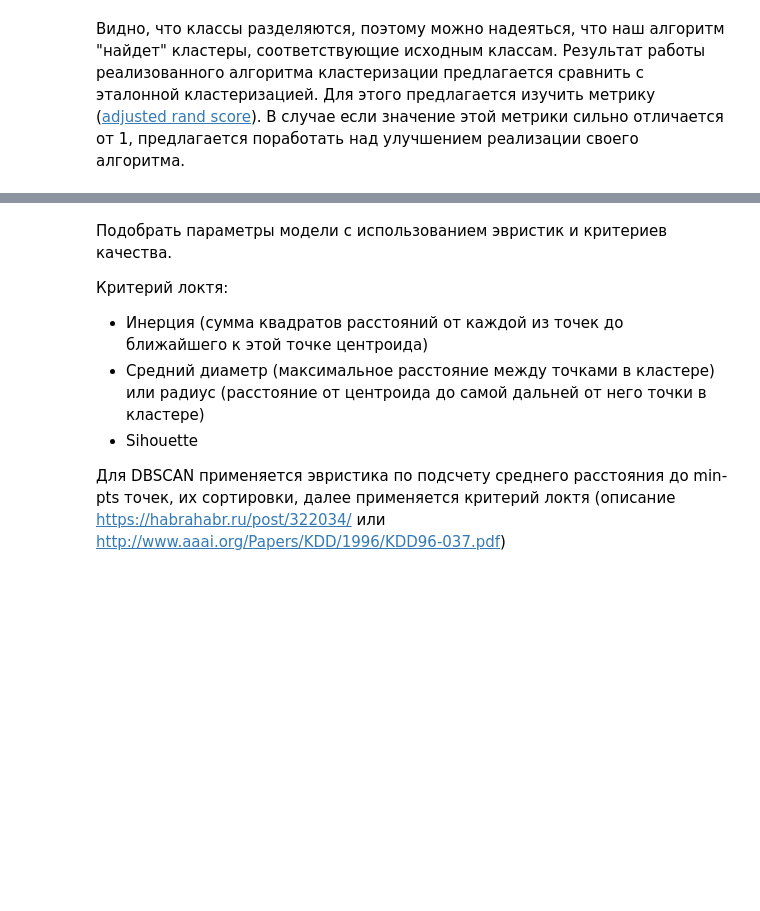
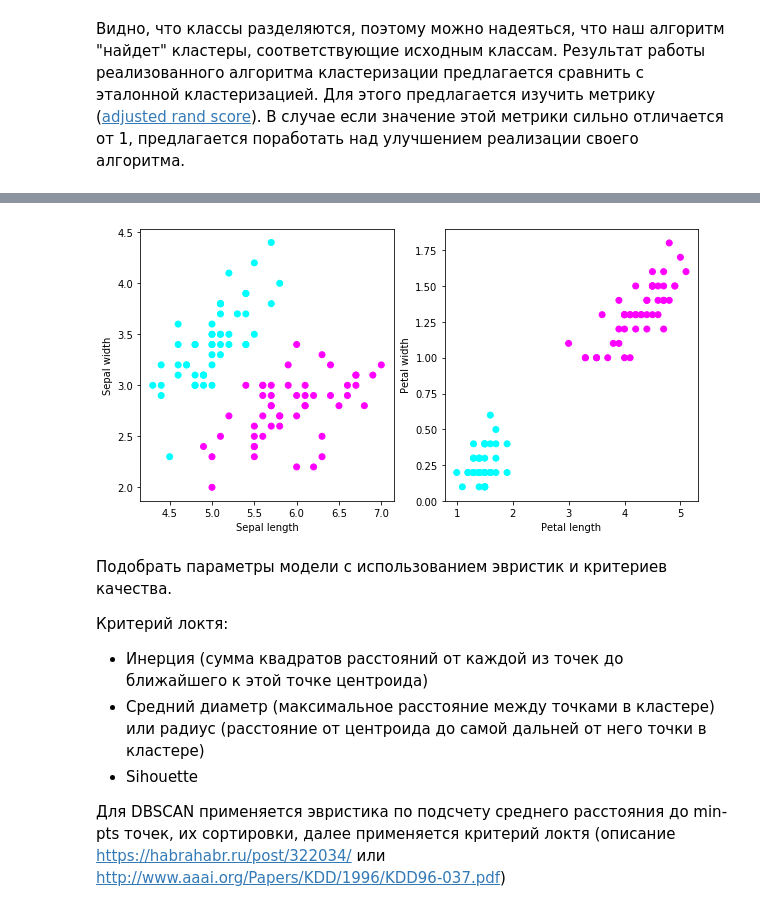
Before and after one commit to mynog/otus-big-data-dbscan-implement, a Jupyter notebook: dbscan_implementing.ipynb, the cells around one changed output, grey strips where cells are left out. Drawn from its saved outputs; the diff is of its cells as text; code cells hidden in the pictures; blank space fills up the shorter version.

```diff
--- a/dbscan_implementing.ipynb
+++ b/dbscan_implementing.ipynb
@@ -109,3 +168,18 @@ Adjusted Rand index for iris is: 0.01
+# %%
+pl.figure(figsize=(10, 5))
+
+pl.subplot(1, 2, 1)
+pl.scatter(x_iris[:, 0], x_iris[:, 1], c=pred_iris, cmap=pl.cm.cool)
+plt.xlabel('Sepal length')
+plt.ylabel('Sepal width')
+
+pl.subplot(1, 2, 2)
+pl.scatter(x_iris[:, 2], x_iris[:, 3], c=pred_iris, cmap=pl.cm.cool)
+plt.xlabel('Petal length')
+plt.ylabel('Petal width')
+pl.show()
+# %% [output]
+[figure, added]
 # %% [markdown]
 Подобрать параметры модели с использованием эвристик и критериев качества.
 
```
Also changed, not shown: parts of 5 cells of this notebook.
